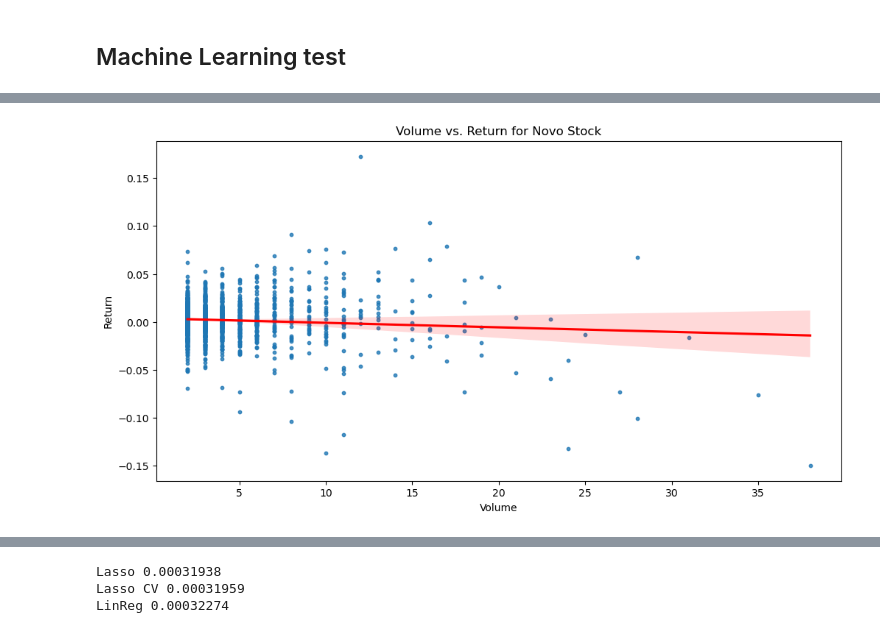
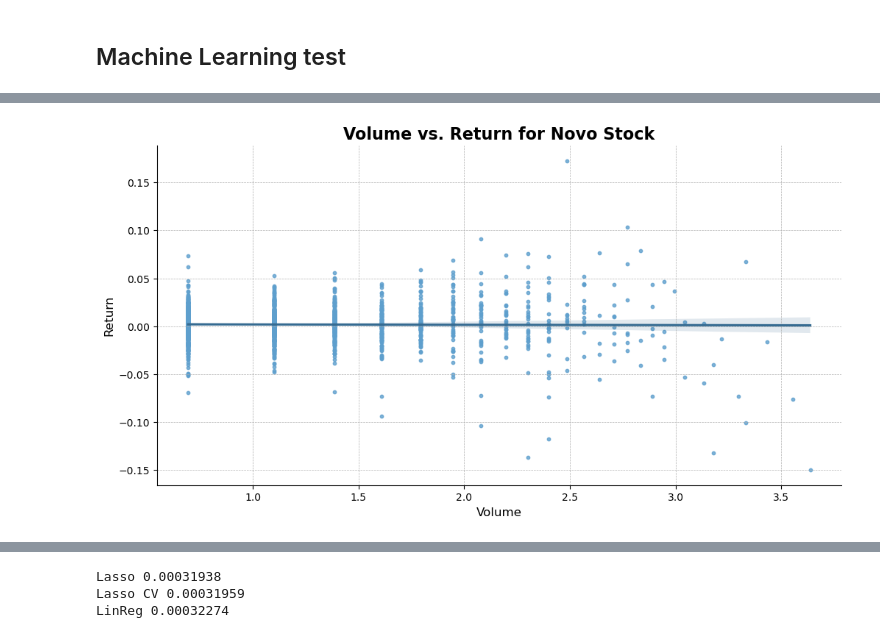
Before and after one commit to lealundjeppesen/kode_koner, a Jupyter notebook: PROJECT/ML test.ipynb, the cells around one changed output, grey strips where cells are left out. Drawn from its saved outputs; the diff is of its cells as text; code cells hidden in the pictures.

```diff
--- a/PROJECT/ML test.ipynb
+++ b/PROJECT/ML test.ipynb
@@ -19,5 +19,8 @@ from sklearn.model_selection import validation_curve
 ## IMPORTING THE CLEANED DATAFRAME
 df_final = pd.read_csv('./CSV/df_merged_clean.csv')
 #Print to ensure it is the right data frame
+
+df_final['Date'] = pd.to_datetime(df_final['Date'])
+df_final['log_vol'] = np.log(df_final['volume'])
 df_final
 # %% [output]
@@ -46,9 +71,17 @@ plt.show()
 # %%
+
+# Set a blue palette for the graph
+blue_palette = sns.color_palette("Blues_d", 2)
+
+# Plotting the graph
 plt.figure(figsize=(12, 6))
-sns.regplot(x='volume', y='daily_return', data=df_final, ci=95, scatter_kws={'s':10}, line_kws={'color':'red'})
-plt.title('Volume vs. Return for Novo Stock')
-plt.xlabel('Volume')
-plt.ylabel('Return')
+sns.regplot(x='log_vol', y='daily_return', data=df_final, ci=95, scatter_kws={'s':10, 'color': blue_palette[0]}, line_kws={'color': blue_palette[1]})
+plt.title('Volume vs. Return for Novo Stock', fontsize=16, fontweight='bold')
+plt.xlabel('Volume', fontsize=12, fontname='DejaVu Sans')
+plt.ylabel('Return', fontsize=12, fontname='DejaVu Sans')
+plt.grid(True, which='both', linestyle='--', linewidth=0.5)
+sns.despine()
+
 plt.show()
 # %% [output]
-[figure, old version]
+[figure, new version]
```
Also changed, not shown: parts of 16 cells of this notebook, 9 other files.
